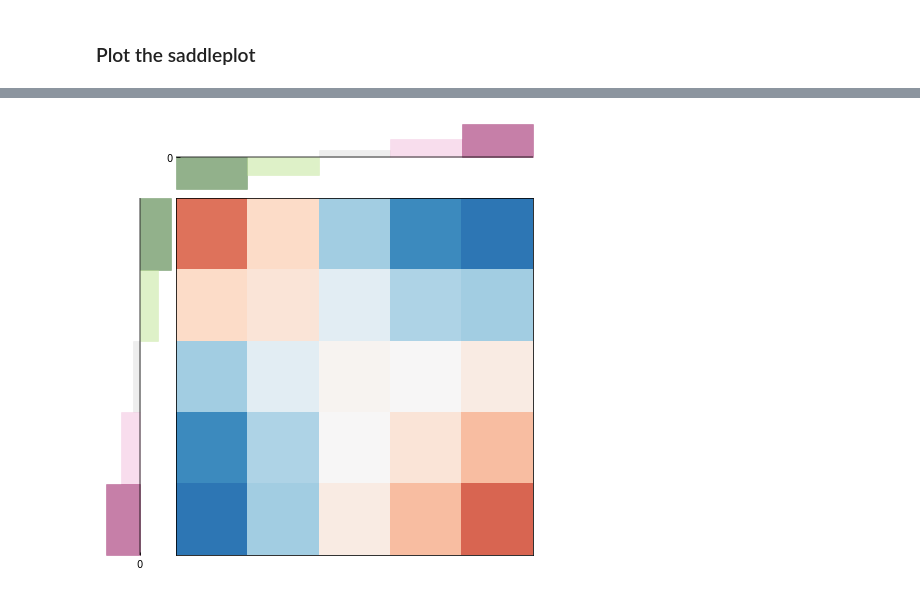
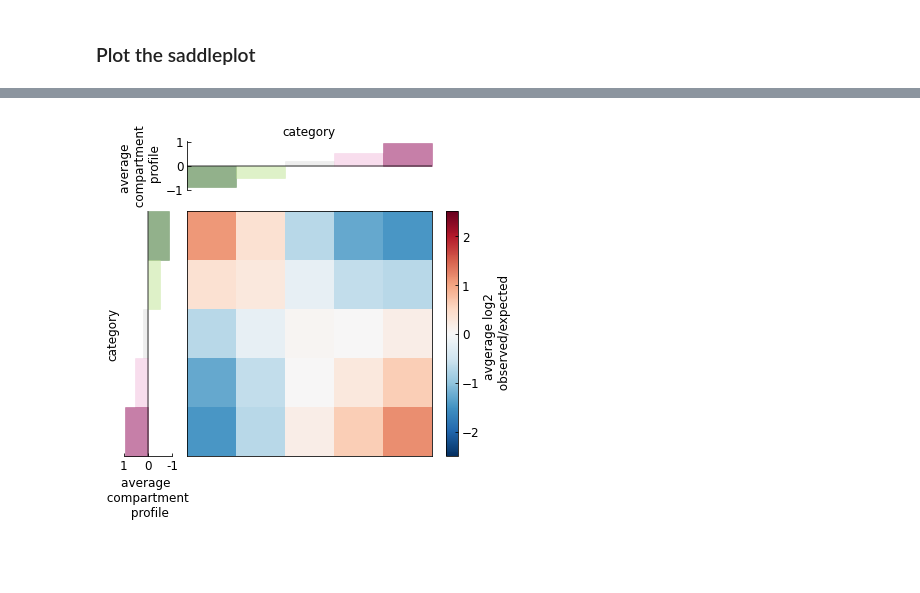
Before and after one commit to open2c/open2c_vignettes, a Jupyter notebook: cooltools_manuscript/compartments_and_saddles.ipynb, the cells around one changed output, grey strips where cells are left out. Cells and saved outputs as stored; diff of their text form; code cells hidden in the pictures; blank space fills up the shorter version.

```diff
--- a/cooltools_manuscript/compartments_and_saddles.ipynb
+++ b/cooltools_manuscript/compartments_and_saddles.ipynb
@@ -54,7 +56,7 @@ if not os.path.isfile('./hg38.fa'):
 # %%
 import bioframe
 bins = clr.bins()[:]
-hg38_genome = bioframe.load_fasta('./hg38.fa');
+hg38_genome = bioframe.load_fasta('../../open2c_examples/hg38.fa');
 ## note the next command may require installing pysam
 gc_cov = bioframe.frac_gc(bins[['chrom', 'start', 'end']], hg38_genome)
 gc_cov.to_csv('hg38_gc_cov_100kb.tsv',index=False,sep='\t')
@@ -391,4 +385,9 @@ import matplotlib.patches as patches
 # %%
 cmap_greys = mpl.cm.get_cmap('Greys', 10)
 cmap = mpl.cm.get_cmap('PiYG', 20)
+# %%
+ymin, ymax = -1,1
+vmin, vmax = -2.5, 2.5
+fs = 12
+n = "linear"
 # %%
@@ -478,67 +478,75 @@ See the caveats in the documentation: https://pandas.pydata.org/pandas-docs/stab
 # %%
-plt.imshow(
+## overall saddleplot
+plt.figure(figsize=(6,6))
+im = plt.imshow(
     np.log2((interaction_sum/interaction_count)[1:-1,1:-1]),
     cmap="RdBu_r",
-    vmin=-2,
-    vmax=2,
+    vmin=vmin,
+    vmax=vmax,
     interpolation=None
-    #norm = colors.LogNorm(vmin=0.5, vmax=2)
 )
 fig = plt.gcf()
 fig.set_facecolor("white")
 ax = plt.gca()
 divider = make_axes_locatable(ax)
 
 #
 vec_dig = bioframe.select(digitized_track, region)['E1.d']
 mean_values = vec.groupby(vec_dig).mean().loc[1:N_GROUPS]
 
-
-ax2 = divider.append_axes("top", size="20%", pad=0.09, sharex=ax)
-
-th = 0 # -1.5
-
+### top category average bars
+ax2 = divider.append_axes("top", size="20%", pad=0.3, sharex=ax)
+th = 0
 ax2.fill_between([-0.5, N_GROUPS//5-0.5], [mean_values[1], mean_values[1]], th, color=cmap(1.0), alpha=0.5)
 ax2.fill_between([1*N_GROUPS//5-0.5, 2*N_GROUPS//5-0.5], [mean_values[2], mean_values[2]], th, color=cmap(0.66), alpha=0.5)
 ax2.fill_between([2*N_GROUPS//5-0.5, 3*N_GROUPS//5-0.5], [mean_values[3], mean_values[3]], th, color=cmap_greys(0.25), alpha=0.5) # cmap = mpl.cm.get_cmap('PiYG', 20)
 ax2.fill_between([3*N_GROUPS//5-0.5, 4*N_GROUPS//5-0.5], [mean_values[4], mean_values[4]], th, color=cmap(0.33), alpha=0.5)
 ax2.fill_between([4*N_GROUPS//5-0.5, N_GROUPS-0.5], [mean_values[5], mean_values[5]], th, color=cmap(0.0), alpha=0.5)
-
 ax2.axhline(0, color='k', alpha=0.4)
-
-# ax2.fill_between([-0.5, N_GROUPS//5-0.5], [0, 0.25], 0, color=cmap(1.0), alpha=0.5)
-# ax2.fill_between([1*N_GROUPS//5-0.5, 2*N_GROUPS//5-0.5], [0.25, 0.5], 0, color=cmap(0.66), alpha=0.5)
-# ax2.fill_between([2*N_GROUPS//5-0.5, 3*N_GROUPS//5-0.5], [0.25, 0.5], 0, color=cmap_greys(0.25), alpha=0.5) # cmap = mpl.cm.get_cmap('PiYG', 20)
-# ax2.fill_between([3*N_GROUPS//5-0.5, 4*N_GROUPS//5-0.5], [0.5, 0.75], 0, color=cmap(0.33), alpha=0.5)
-# ax2.fill_between([4*N_GROUPS//5-0.5, N_GROUPS-0.5], [0.75, 1.0], 0, color=cmap(0.0), alpha=0.5)
-
 ax2.set_xticklabels([])
-ax2.set_yticklabels([0])
 ax2.set_xticks([])
-ax2.set_yticks([0])
+ax2.set_yticks([ymin, 0, ymax])
 ax2.grid(False)
-ax2.set_frame_on(False)
-ymin, ymax = ax2.get_ylim()
+ax2.spines['right'].set_visible(False)
+ax2.spines['top'].set_visible(False)
+ax2.spines['bottom'].set_visible(False)
+ax2.set_title('category', loc='center', fontsize=fs)
+ax2.set_ylabel('average \n compartment \n profile', rotation=90, fontsize=fs)
+ax2.tick_params(labelsize=fs)
 
 
-ax1 = divider.append_axes("left", size="20%", pad=0.02, sharey=ax)
-
+### left category average bars
+ax1 = divider.append_axes("left", size="20%", pad=0.2, sharey=ax)
 ax1.fill_betweenx([-0.5, N_GROUPS//5-0.5], [mean_values[1], mean_values[1]], th, color=cmap(1.0), alpha=0.5)
 ax1.fill_betweenx([1*N_GROUPS//5-0.5, 2*N_GROUPS//5-0.5], [mean_values[2], mean_values[2]], th, color=cmap(0.66), alpha=0.5)
 ax1.fill_betweenx([2*N_GROUPS//5-0.5, 3*N_GROUPS//5-0.5], [mean_values[3], mean_values[3]], th, color=cmap_greys(0.25), alpha=0.5) # cmap = mpl.cm.get_cmap('PiYG', 20)
 ax1.fill_betweenx([3*N_GROUPS//5-0.5, 4*N_GROUPS//5-0.5], [mean_values[4], mean_values[4]], th, color=cmap(0.33), alpha=0.5)
 ax1.fill_betweenx([4*N_GROUPS//5-0.5, N_GROUPS-0.5], [mean_values[5], mean_values[5]], th, color=cmap(0.0), alpha=0.5)
 
 ax1.axvline(0, color='k', alpha=0.4)
+ax1.set_yticklabels([])
+ax1.set_yticks([])
+ax1.set_xticks([-1, 0, 1])
+ax1.set_xticklabels([-1, 0, 1])
 
-ax1.set_xticklabels([0])
-ax1.set_yticklabels([])
-ax1.set_xticks([0])
-ax1.set_yticks([])
 ax1.grid(False)
-ax1.set_frame_on(False)
-ax1.set_xlim((ymax, ymin))
+ax1.spines['right'].set_visible(False)
+ax1.spines['left'].set_visible(False)
+ax1.spines['top'].set_visible(False)
 
-plt.savefig("saddleplot.pdf")
+ax1.set_xlim(( ymax, ymin))
+ax1.set_ylabel('category', fontsize=fs)
+ax1.set_xlabel('average \n compartment \n profile', fontsize=fs)
+ax1.tick_params(labelsize=fs)
+
+### colorbar
+ax3 = divider.append_axes("right",  size="5%", pad=0.2)#, sharey=ax)
+cbar = plt.colorbar(im , cax=ax3,
+             fraction=0.00046, pad=0.04,
+             label='avgerage log2 \n observed/expected',
+                   )
+cbar.ax.tick_params(labelsize=fs)
+
+plt.savefig('saddleplot.pdf')
 # %% [output]
-[figure, old version]
+[figure, new version]
```
Also changed, not shown: parts of 6 cells of this notebook.
